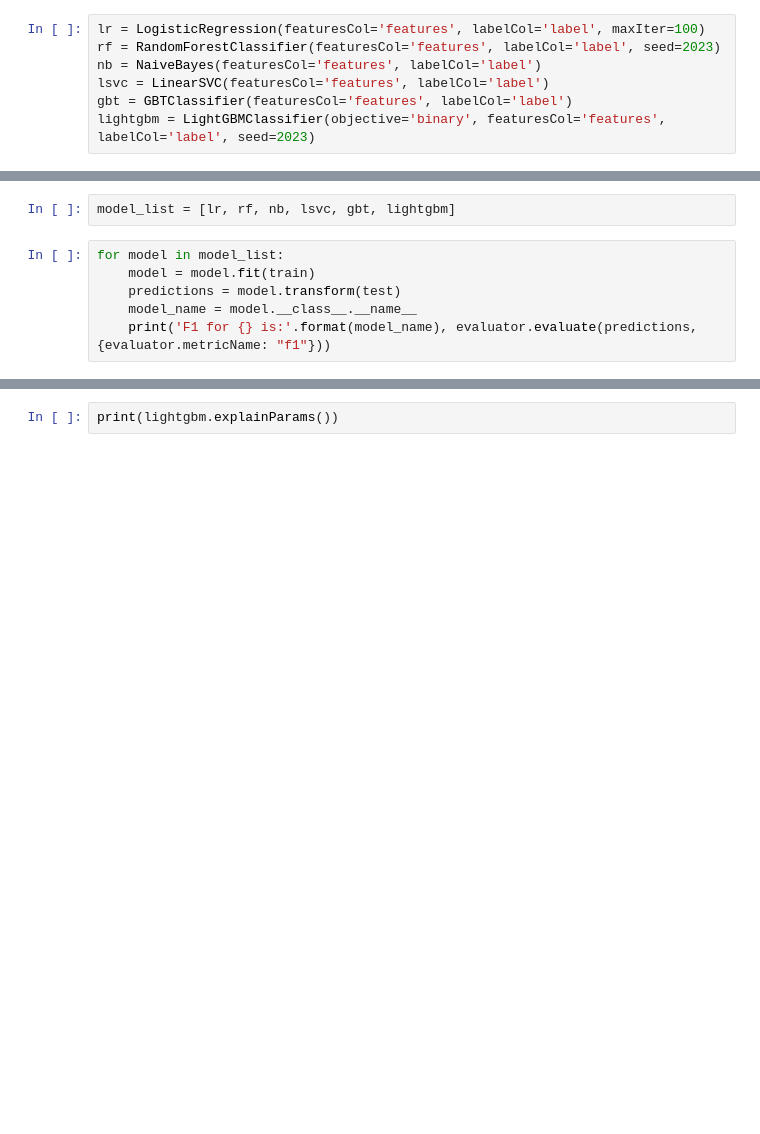
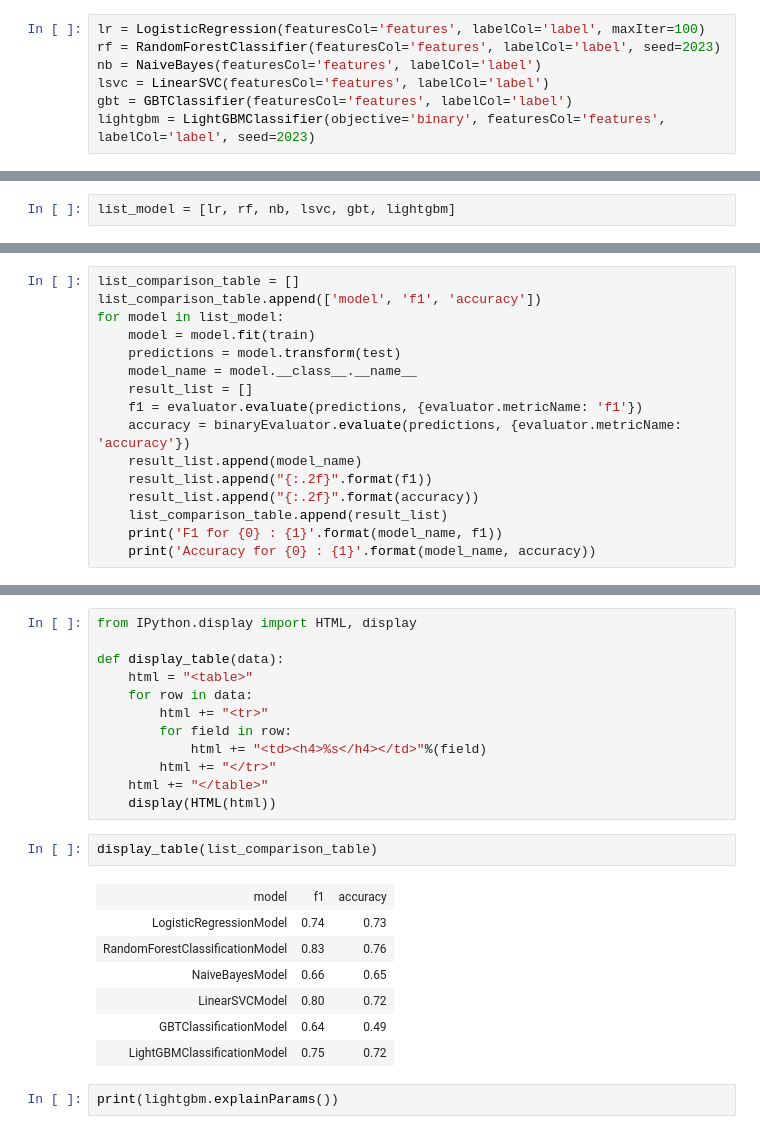
Before and after one commit to lightuse/Sparkify, a Jupyter notebook: Sparkify.ipynb, the cells around one changed output, grey strips where cells are left out. Saved outputs shown, nothing was run; the diff lists cells and outputs as text; blank space fills up the shorter version.

Commit message:
update notebook and html

```diff
--- a/Sparkify.ipynb
+++ b/Sparkify.ipynb
@@ -865,8 +866,2 @@ evaluator = MulticlassClassificationEvaluator(labelCol='label', predictionCol='p
 # %%
-model_list = [lr, rf, nb, lsvc, gbt, lightgbm]
+list_model = [lr, rf, nb, lsvc, gbt, lightgbm]
-# %%
-for model in model_list:
-    model = model.fit(train)
-    predictions = model.transform(test)
-    model_name = model.__class__.__name__
-    print('F1 for {} is:'.format(model_name), evaluator.evaluate(predictions, {evaluator.metricName: "f1"}))
@@ -879,0 +868,16 @@ F1 for LightGBMClassificationModel is: 0.7546933667083855
+# %%
+list_comparison_table = []
+list_comparison_table.append(['model', 'f1', 'accuracy'])
+for model in list_model:
+    model = model.fit(train)
+    predictions = model.transform(test)
+    model_name = model.__class__.__name__
+    result_list = []
+    f1 = evaluator.evaluate(predictions, {evaluator.metricName: 'f1'})
+    accuracy = binaryEvaluator.evaluate(predictions, {evaluator.metricName: 'accuracy'})
+    result_list.append(model_name)
+    result_list.append("{:.2f}".format(f1))
+    result_list.append("{:.2f}".format(accuracy))
+    list_comparison_table.append(result_list)
+    print('F1 for {0} : {1}'.format(model_name, f1))
+    print('Accuracy for {0} : {1}'.format(model_name, accuracy))
@@ -880,3 +897,25 @@ F1 for LightGBMClassificationModel is: 0.7546933667083855
+# %%
+from IPython.display import HTML, display
+
+def display_table(data):
+    html = "<table>"
+    for row in data:
+        html += "<tr>"
+        for field in row:
+            html += "<td><h4>%s</h4></td>"%(field)
+        html += "</tr>"
+    html += "</table>"
+    display(HTML(html))
+# %%
+display_table(list_comparison_table)
+# %% [output]
+| model | f1 | accuracy |
+| LogisticRegressionModel | 0.74 | 0.73 |
+| RandomForestClassificationModel | 0.83 | 0.76 |
+| NaiveBayesModel | 0.66 | 0.65 |
+| LinearSVCModel | 0.80 | 0.72 |
+| GBTClassificationModel | 0.64 | 0.49 |
+| LightGBMClassificationModel | 0.75 | 0.72 |
 # %%
 print(lightgbm.explainParams())
 # %% [output]
```
Also changed, not shown: parts of 14 cells of this notebook, 1 other file.
